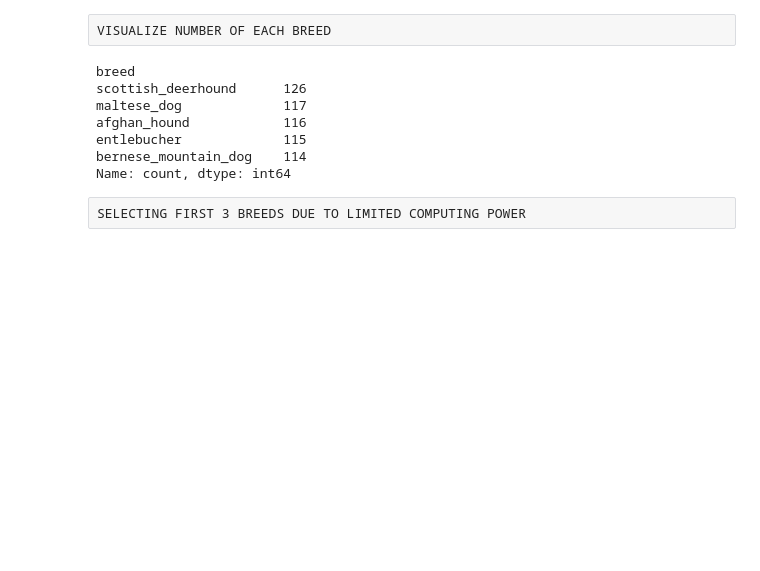
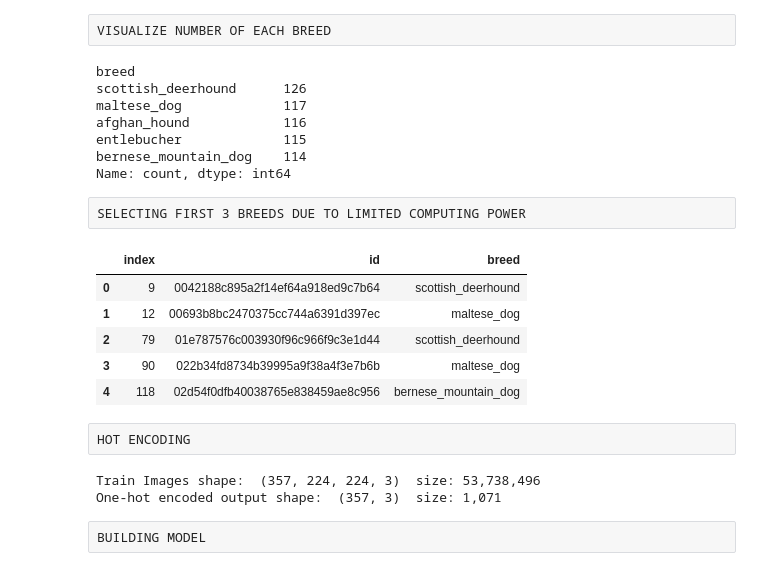
Before and after one commit to BMMUGOMBA/120-DATA-SCIENCE-PROJECTS, a Jupyter notebook: Dog_Breed_Prediction.ipynb, the cells around one changed output. Cells and saved outputs as stored; diff of their text form; code cells hidden in the pictures; blank space fills up the shorter version.

```diff
--- a/Dog_Breed_Prediction.ipynb
+++ b/Dog_Breed_Prediction.ipynb
@@ -45,3 +45,39 @@ bernese_mountain_dog    114
 Name: count, dtype: int64
 # %% [raw]
 SELECTING FIRST 3 BREEDS DUE TO LIMITED COMPUTING POWER
+# %%
+# Selecting first 3 breeds (Limitation due to computation power)
+CLASS_NAMES = ['scottish_deerhound','maltese_dog','bernese_mountain_dog']
+labels = labels_all[(labels_all['breed'].isin(CLASS_NAMES))]
+labels = labels.reset_index()
+labels.head()
+# %% [output]
+|  | index | id | breed |
+| 0 | 9 | 0042188c895a2f14ef64a918ed9c7b64 | scottish_deerhound |
+| 1 | 12 | 00693b8bc2470375cc744a6391d397ec | maltese_dog |
+| 2 | 79 | 01e787576c003930f96c966f9c3e1d44 | scottish_deerhound |
+| 3 | 90 | 022b34fd8734b39995a9f38a4f3e7b6b | maltese_dog |
+| 4 | 118 | 02d54f0dfb40038765e838459ae8c956 | bernese_mountain_dog |
+# %% [raw]
+HOT ENCODING
+# %%
+# Creating numpy matrix with zeros
+X_data = np.zeros((len(labels), 224, 224, 3), dtype='float32')
+# One hot encoding
+Y_data = label_binarize(labels['breed'], classes = CLASS_NAMES)
+
+# Reading and converting image to numpy array and normalizing dataset
+for i in tqdm(range(len(labels))):
+    img = image.load_img('dog_dataset/train/%s.jpg' % labels['id'][i], target_size=(224, 224))
+    img = image.img_to_array(img)
+    x = np.expand_dims(img.copy(), axis=0)
+    X_data[i] = x / 255.0
+
+# Printing train image and one hot encode shape & size
+print('\nTrain Images shape: ',X_data.shape,' size: {:,}'.format(X_data.size))
+print('One-hot encoded output shape: ',Y_data.shape,' size: {:,}'.format(Y_data.size))
+# %% [output]
+Train Images shape:  (357, 224, 224, 3)  size: 53,738,496
+One-hot encoded output shape:  (357, 3)  size: 1,071
+# %% [raw]
+BUILDING MODEL
```
Also changed, not shown: parts of 5 cells of this notebook.
